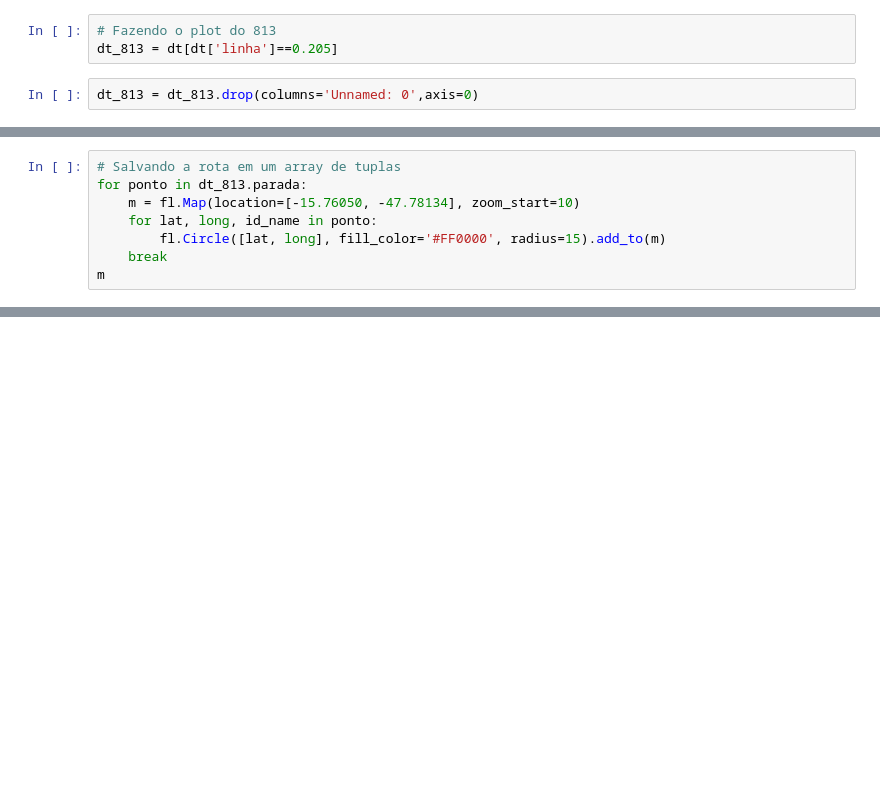
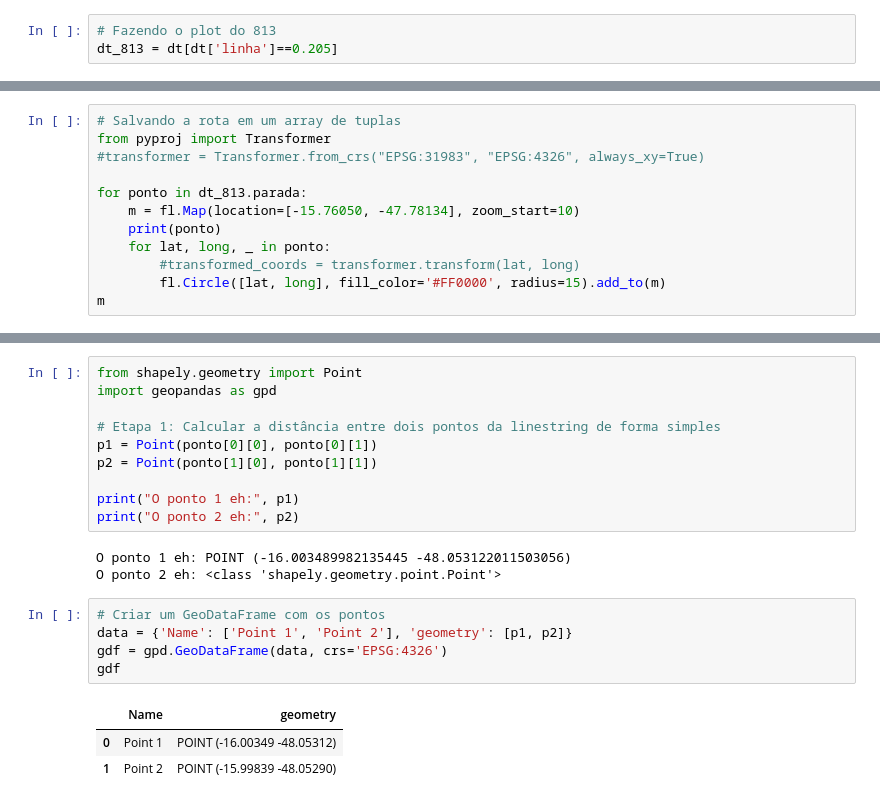
Before and after one commit to ResidenciaTICBrisa/02_RotaOnibus, a Jupyter notebook: docs/Notebooks/PreProcessamento/Luiz/LeituraParadasTratadas.ipynb, the cells around one changed output, grey strips where cells are left out. Drawn from its saved outputs; the diff is of its cells as text; blank space fills up the shorter version.

```diff
--- a/docs/Notebooks/PreProcessamento/Luiz/LeituraParadasTratadas.ipynb
+++ b/docs/Notebooks/PreProcessamento/Luiz/LeituraParadasTratadas.ipynb
@@ -38,5 +37,3 @@ Tem
 # %%
 # Fazendo o plot do 813
 dt_813 = dt[dt['linha']==0.205]
-# %%
-dt_813 = dt_813.drop(columns='Unnamed: 0',axis=0)
@@ -43,9 +60,13 @@ dt_813 = dt_813.drop(columns='Unnamed: 0',axis=0)
 # %%
 # Salvando a rota em um array de tuplas
+from pyproj import Transformer
+#transformer = Transformer.from_crs("EPSG:31983", "EPSG:4326", always_xy=True)
+
 for ponto in dt_813.parada:
     m = fl.Map(location=[-15.76050, -47.78134], zoom_start=10)
-    for lat, long, id_name in ponto:
+    print(ponto)
+    for lat, long, _ in ponto:
+        #transformed_coords = transformer.transform(lat, long)
         fl.Circle([lat, long], fill_color='#FF0000', radius=15).add_to(m)
-    break
 m
 # %% [output]
@@ -58,0 +93,22 @@ coord_list = [(x,y) for x,y in zip(gdf['geometry'].x , gdf['geometry'].y)]
+# %%
+from shapely.geometry import Point
+import geopandas as gpd
+
+# Etapa 1: Calcular a distância entre dois pontos da linestring de forma simples
+p1 = Point(ponto[0][0], ponto[0][1])
+p2 = Point(ponto[1][0], ponto[1][1])
+
+print("O ponto 1 eh:", p1)
+print("O ponto 2 eh:", p2)
+# %% [output]
+O ponto 1 eh: POINT (-16.003489982135445 -48.053122011503056)
+O ponto 2 eh: <class 'shapely.geometry.point.Point'>
+# %%
+# Criar um GeoDataFrame com os pontos
+data = {'Name': ['Point 1', 'Point 2'], 'geometry': [p1, p2]}
+gdf = gpd.GeoDataFrame(data, crs='EPSG:4326')
+gdf
+# %% [output]
+|  | Name | geometry |
+| 0 | Point 1 | POINT (-16.00349 -48.05312) |
+| 1 | Point 2 | POINT (-15.99839 -48.05290) |
```
Also changed, not shown: parts of 9 cells of this notebook.
